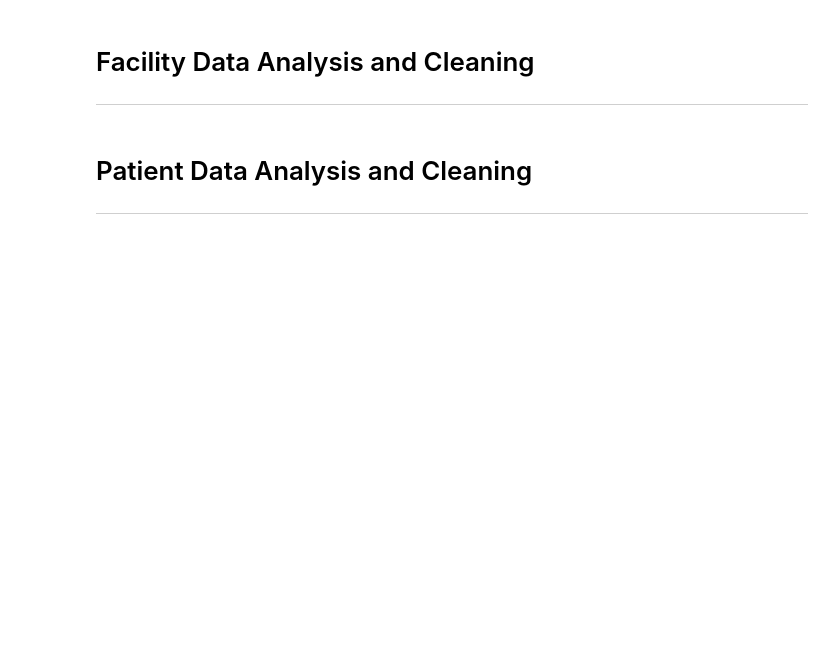
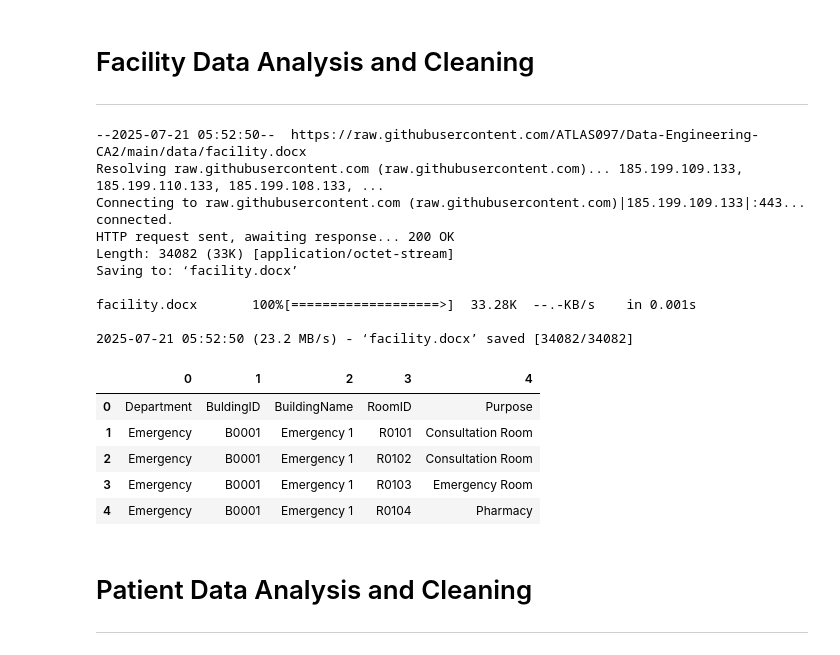
Before and after one commit to ATLAS097/Data-Engineering-CA2, a Jupyter notebook: data_cleaning.ipynb, the cells around one changed output. Drawn from its saved outputs; the diff is of its cells as text; code cells hidden in the pictures; blank space fills up the shorter version.

Commit message:
Fix putting data into dataframe

```diff
--- a/data_cleaning.ipynb
+++ b/data_cleaning.ipynb
@@ -33,15 +43,35 @@ appointment.head()
 # Facility Data Analysis and Cleaning
 ---
 # %%
-document = Document("https://github.com/ATLAS097/Data-Engineering-CA2/blob/main/data/facility.docx")
-tables = []
-for index,table in enumerate(document.tables):
-    df = [['' for i in range(len(table.columns))] for j in range(len(table.rows))]
-    for i, row in enumerate(table.rows):
-        for j, cell in enumerate(row.cells):
-            df[i][j] = cell.text
-        pd.DataFrame(df).to_excel("Tabela__ "+str(index)+".xlsx")
-print("Done")
+!wget https://raw.githubusercontent.com/ATLAS097/Data-Engineering-CA2/main/data/facility.docx -O facility.docx
+document = Document("facility.docx")
+
+table = document.tables[0]
+
+data = []
+for row in table.rows:
+    data.append([cell.text for cell in row.cells])
+
+# Convert to pandas DataFrame
+facility = pd.DataFrame(data)
+facility.head()
+# %% [output]
+--2025-07-21 05:52:50--  https://raw.githubusercontent.com/ATLAS097/Data-Engineering-CA2/main/data/facility.docx
+Resolving raw.githubusercontent.com (raw.githubusercontent.com)... 185.199.109.133, 185.199.110.133, 185.199.108.133, ...
+Connecting to raw.githubusercontent.com (raw.githubusercontent.com)|185.199.109.133|:443... connected.
+HTTP request sent, awaiting response... 200 OK
+Length: 34082 (33K) [application/octet-stream]
+Saving to: ‘facility.docx’
+
+facility.docx       100%[===================>]  33.28K  --.-KB/s    in 0.001s
+
+2025-07-21 05:52:50 (23.2 MB/s) - ‘facility.docx’ saved [34082/34082]
+|  | 0 | 1 | 2 | 3 | 4 |
+| 0 | Department | BuldingID | BuildingName | RoomID | Purpose |
+| 1 | Emergency | B0001 | Emergency 1 | R0101 | Consultation Room |
+| 2 | Emergency | B0001 | Emergency 1 | R0102 | Consultation Room |
+| 3 | Emergency | B0001 | Emergency 1 | R0103 | Emergency Room |
+| 4 | Emergency | B0001 | Emergency 1 | R0104 | Pharmacy |
 # %% [markdown]
 # Patient Data Analysis and Cleaning
 ---
```
Also changed, not shown: parts of 1 cell of this notebook.
